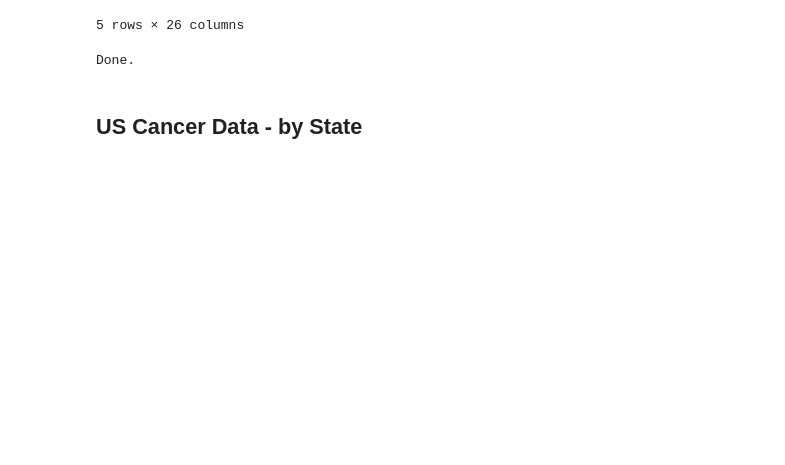
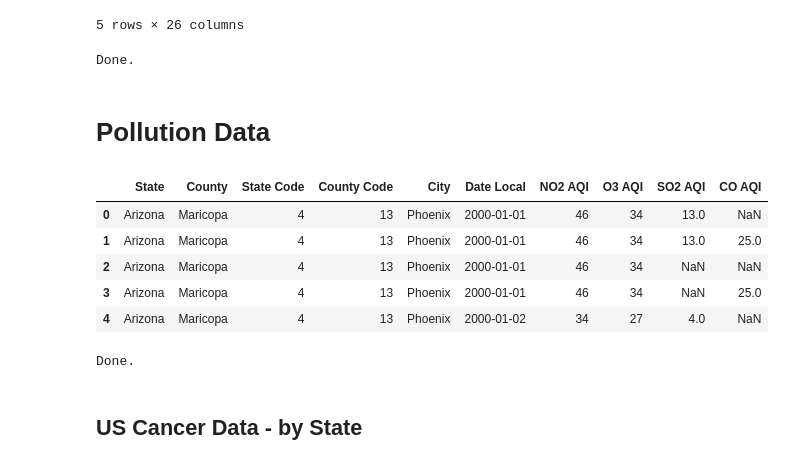
Before and after one commit to alyssflynn/project-1, a Jupyter notebook: data_cleaning.ipynb, the cells around one changed output. Saved outputs shown, nothing was run; the diff lists cells and outputs as text; code cells hidden in the pictures; blank space fills up the shorter version.

Commit message:
updates to data cleaning

```diff
--- a/data_cleaning.ipynb
+++ b/data_cleaning.ipynb
@@ -233,6 +233,27 @@ cbsa_aqi_df.to_csv("clean_data/cbsa_aqi_1980_2018.csv")
 print('Done.')
 # %% [output]
 Done.
+# %% [markdown]
+# Pollution Data
+# %%
+pollution = pd.read_csv('../pollution_us_2000_2016.csv')
+# %%
+pollution = pollution[['State','County','State Code','County Code','City',
+                      'Date Local','NO2 AQI','O3 AQI','SO2 AQI','CO AQI']]
+pollution.head()
+# %% [output]
+|  | State | County | State Code | County Code | City | Date Local | NO2 AQI | O3 AQI | SO2 AQI | CO AQI |
+| 0 | Arizona | Maricopa | 4 | 13 | Phoenix | 2000-01-01 | 46 | 34 | 13.0 | NaN |
+| 1 | Arizona | Maricopa | 4 | 13 | Phoenix | 2000-01-01 | 46 | 34 | 13.0 | 25.0 |
+| 2 | Arizona | Maricopa | 4 | 13 | Phoenix | 2000-01-01 | 46 | 34 | NaN | NaN |
+| 3 | Arizona | Maricopa | 4 | 13 | Phoenix | 2000-01-01 | 46 | 34 | NaN | 25.0 |
+| 4 | Arizona | Maricopa | 4 | 13 | Phoenix | 2000-01-02 | 34 | 27 | 4.0 | NaN |
+# %%
+# Export pollution data to csv
+pollution.to_csv("clean_data/pollution_us_2000_2016", compression='gzip')
+print('Done.')
+# %% [output]
+Done.
 # %% [markdown]
 ## US Cancer Data - by State
 # %%
```
